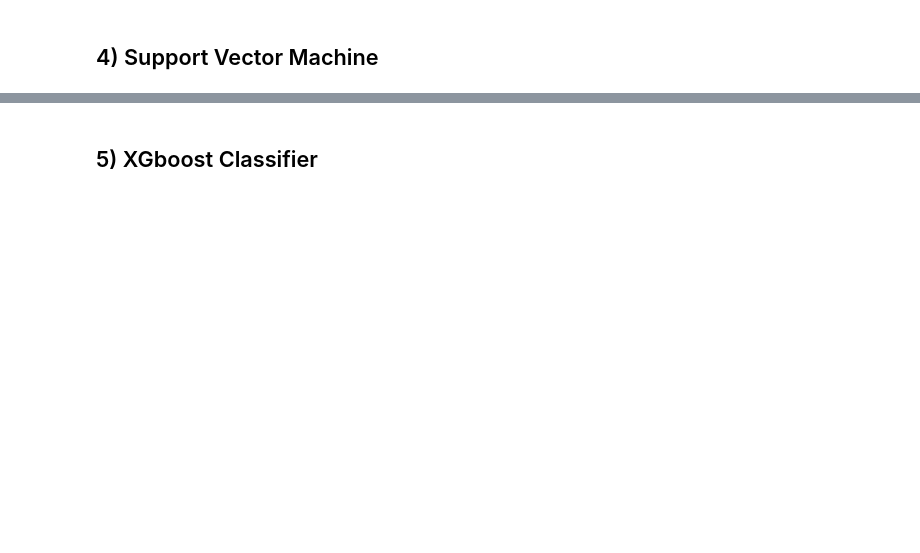
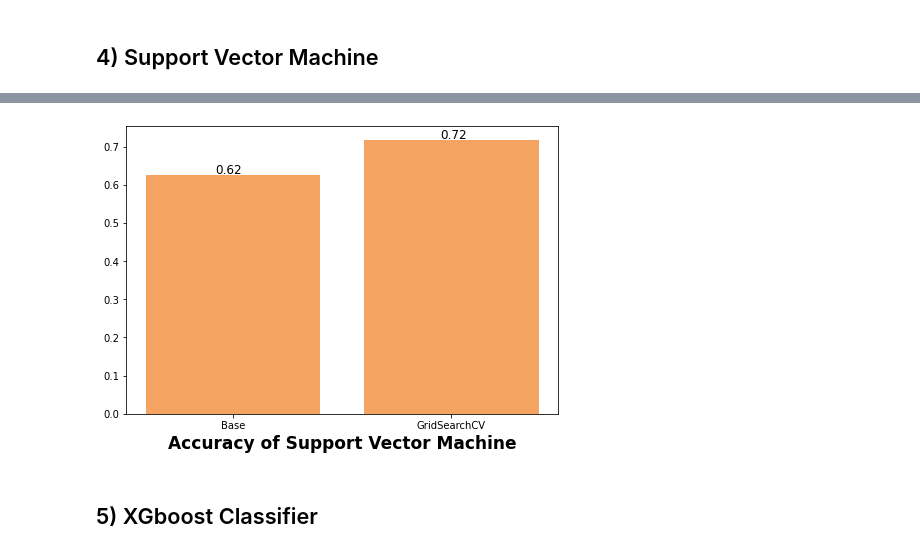
Before and after one commit to shunki-akiyama/HR-Analytics, a Jupyter notebook: HR Analytics.ipynb, the cells around one changed output, grey strips where cells are left out. Saved outputs shown, nothing was run; the diff lists cells and outputs as text; code cells hidden in the pictures; blank space fills up the shorter version.

```diff
--- a/HR Analytics.ipynb
+++ b/HR Analytics.ipynb
@@ -743,2 +1038,8 @@ weighted avg       0.83      0.75      0.72        32
 # %% [markdown]
 ## 4) Support Vector Machine
+# %%
+from sklearn.model_selection import GridSearchCV
+from sklearn import svm
+
+svc = svm.NuSVC(gamma='auto')
+svc.fit(final_X_train, final_y_train)
@@ -744,0 +1078,6 @@ weighted avg       0.83      0.75      0.72        32
+# %%
+parameters = {'C':np.arange(1,11,1)}
+svc2 = svm.SVC()
+SVM = GridSearchCV(svc2, parameters)
+SVM.fit(final_X_train, final_y_train)
+SVM.best_estimator_
@@ -744,0 +1086,2 @@ weighted avg       0.83      0.75      0.72        32
+# %%
+SVM.fit(final_X_train, final_y_train)
@@ -745,3 +1119,20 @@ weighted avg       0.83      0.75      0.72        32
+# %%
+#Visualising accuracy of Support Vector Machine.
+fig = plt.figure()
+ax = fig.add_axes([0,0,1,1])
+model = ['Base', 'GridSearchCV']
+accuracy = [svc.score(final_X_test, final_y_test),
+            SVM.score(final_X_test, final_y_test)]
+
+# Create labels
+plt.text(-0.08, 0.63, s='0.62', size=12)
+plt.text(0.95, 0.72, s='0.72', size=12)
+
+ax.bar(model ,accuracy, color='sandybrown')
+plt.xlabel('Accuracy of Support Vector Machine', fontweight='bold', color = 'Black', fontsize='17', horizontalalignment='center')
+plt.show()
+# %% [output]
+[figure, added]
 # %% [markdown]
 ## 5) XGboost Classifier
 # %%
```
Also changed, not shown: parts of 60 cells of this notebook.
